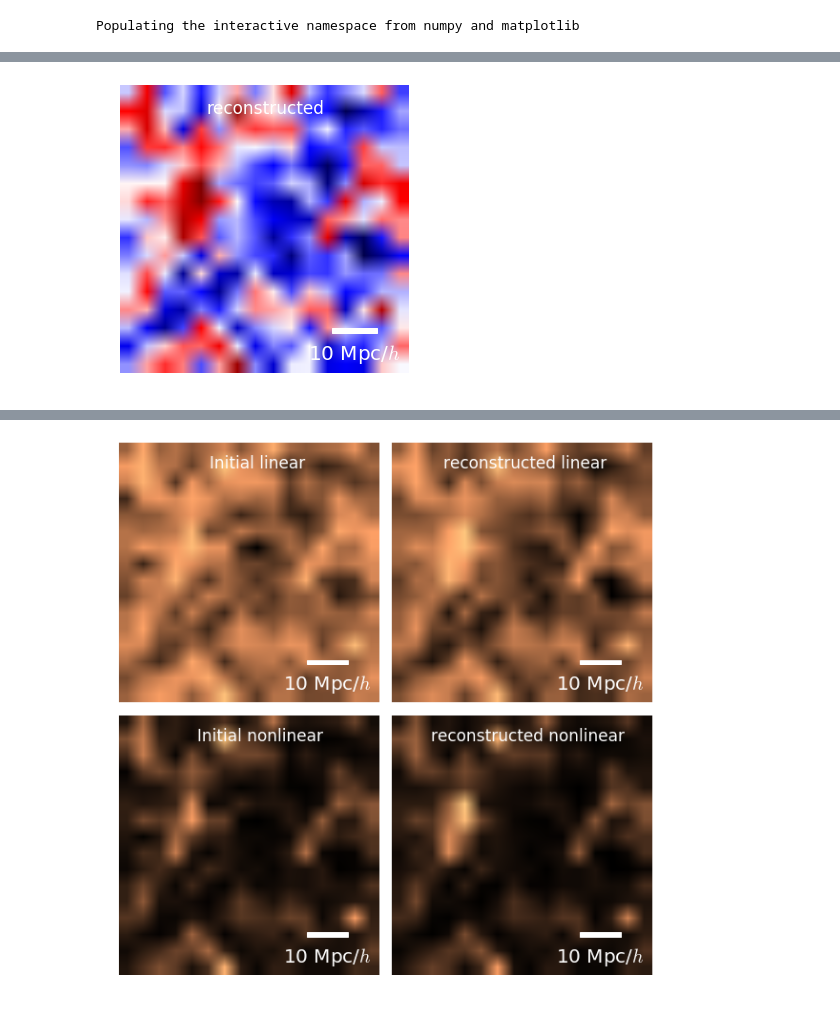
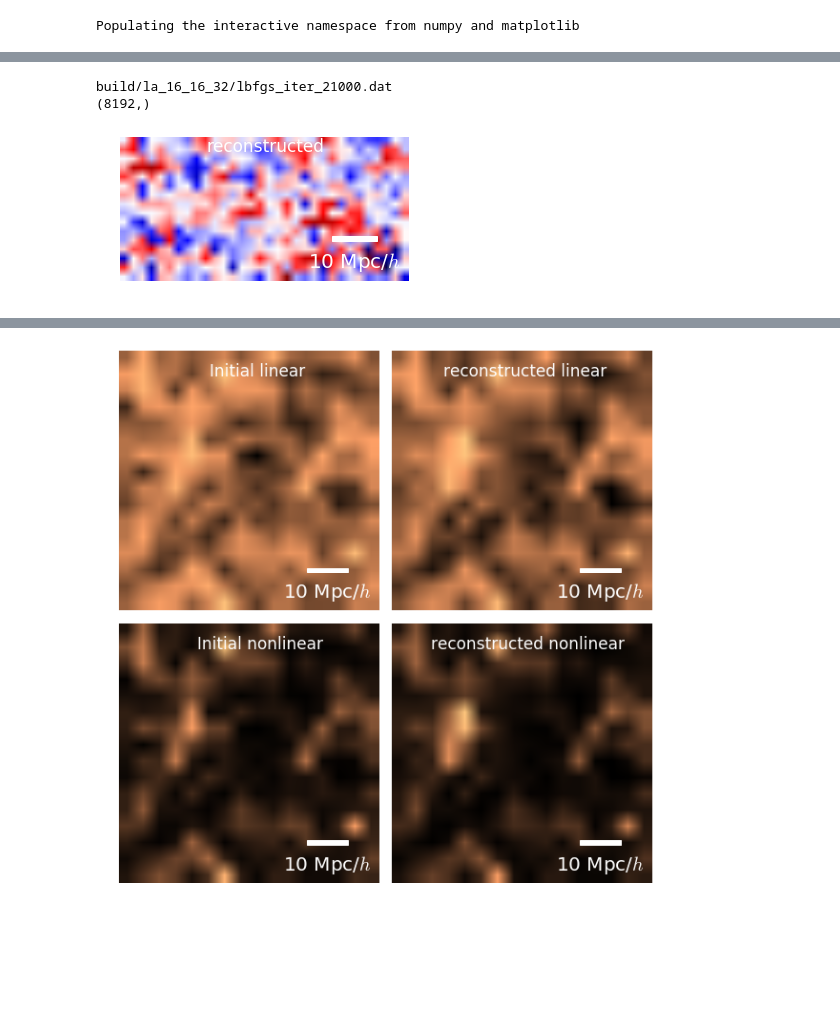
Before and after one commit to bhorowitz/weak_lensing, a Jupyter notebook: lbfgs_3d.ipynb, the cells around one changed output, grey strips where cells are left out. Saved outputs shown, nothing was run; the diff lists cells and outputs as text; code cells hidden in the pictures; blank space fills up the shorter version.

```diff
--- a/lbfgs_3d.ipynb
+++ b/lbfgs_3d.ipynb
@@ -3,10 +3,10 @@
 # %% [output]
 Populating the interactive namespace from numpy and matplotlib
 # %%
-folder = 'build/la/'
+folder = 'build/la_16_16_32/'
 N1 = 16
 N2 = 16
-N3 = 16
+N3 = 32
 # %%
 delta_x = np.fromfile('%sla_delta_x3.dat' % folder, dtype='f8')
 delta_x = delta_x.reshape([N1, N2, N3])
@@ -25,7 +25,7 @@ def plot_image(matrix, cmap = cm.ocean, sizebar = True, text = '', colorbar = Fa
     #N = int(np.sqrt(len(matrix)))
     #matrix = matrix.reshape([N, N])
 
-    fig = figure(figsize=(4,4), dpi=128)
+    fig = figure(figsize=(4,8), dpi=128)
     if useAx == None:
         ax = fig.add_axes([0,0,1,1])
     else:
@@ -33,7 +33,7 @@ def plot_image(matrix, cmap = cm.ocean, sizebar = True, text = '', colorbar = Fa
         ax.cla()
 
     ax.set_axis_off()
-    im = ax.imshow(matrix, cmap=cmap, extent=(0,64,0,64), vmin = vmin, vmax = vmax)
+    im = ax.imshow(matrix, cmap=cmap, extent=(0,64,0,32), vmin = vmin, vmax = vmax)
 
     if colorbar:
         fig.colorbar(im)
@@ -113,10 +113,15 @@ plot_image(delta_x[0,:,:], cmap = cm.seismic, text = 'Initial density', text_sta
 # %%
-c = 9485
-iter1 = np.fromfile('%slbfgs_iter_%d.dat' % (folder, c), dtype='f8').reshape([N1, N2, N3])
+c = 21000
+print '%slbfgs_iter_%d.dat' % (folder, c)
+iter1 = np.fromfile('%slbfgs_iter_%d.dat' % (folder, c), dtype='f8')
+print iter1.shape
+iter1 = iter1.reshape([N1, N2, N3])
 plot_image(iter1[0,:,:], cmap = cm.seismic, text = 'reconstructed', text_start_pos=0.3)
 savefig('%sreconstructed.eps' % folder)
 # %% [output]
+build/la_16_16_32/lbfgs_iter_21000.dat
+(8192,)
-[figure, old version]
+[figure, new version]
 # %%
 from matplotlib import animation
 import os.path
```
Also changed, not shown: parts of 9 cells of this notebook, 7 other files.
